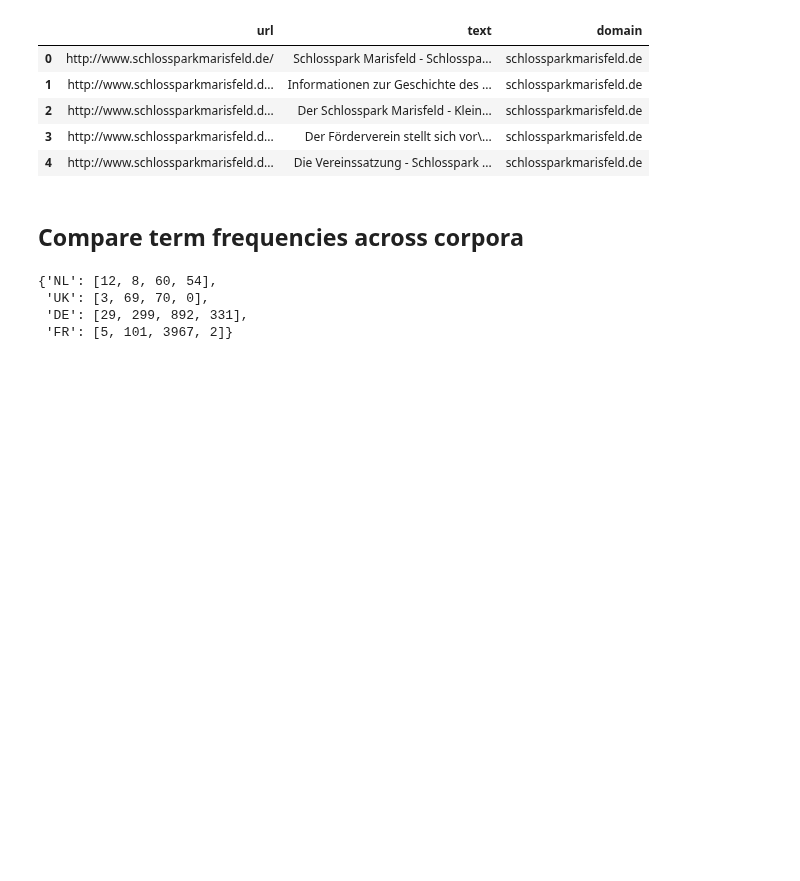
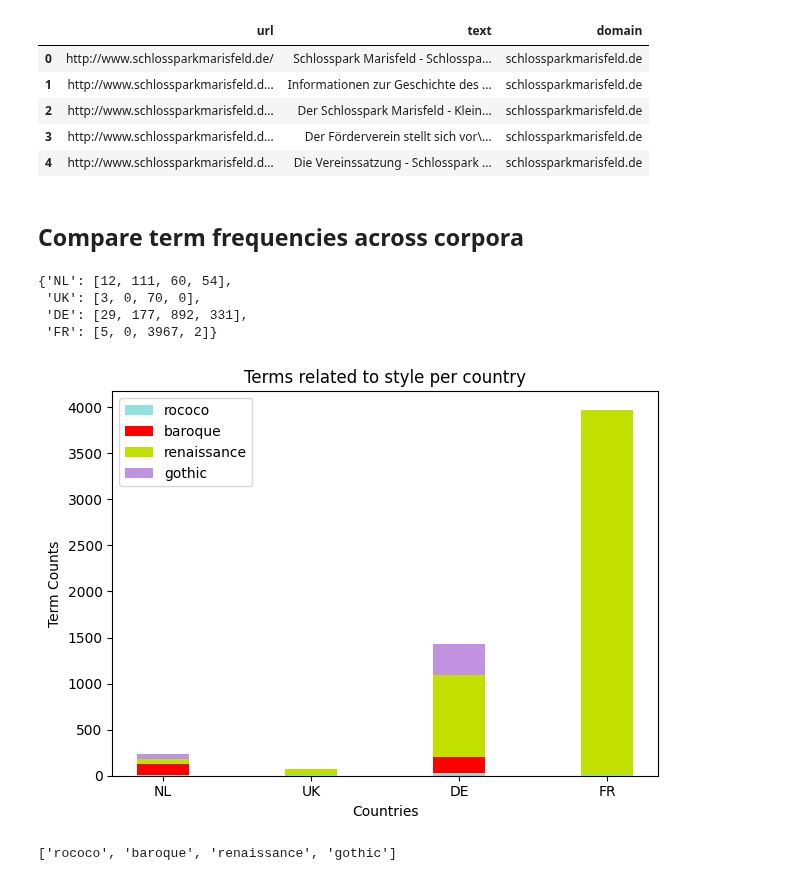
Before and after one commit to jazoza/HHD, a Jupyter notebook: 06_HH_compare_cc.ipynb, the cells around one changed output. Drawn from its saved outputs; the diff is of its cells as text; code cells hidden in the pictures; blank space fills up the shorter version.

```diff
--- a/06_HH_compare_cc.ipynb
+++ b/06_HH_compare_cc.ipynb
@@ -130,10 +130,10 @@ culture = ['','','','','','',
            'exhibition','museum','garden','park','tour','collection',
            '','','','','','',
            '','','','','','']
-styles = ['rococo', 'baroque', 'renaissance', 'gotisch',
-          'rococo', 'barok', 'renaissance', 'gothic',
+styles = ['rococo', 'barok', 'renaissance', 'gotisch',
+          'rococo', 'baroque', 'renaissance', 'gothic',
           'rokoko', 'barock', 'renaissance', 'gotik',
-          'rococo', 'baroque', 'renaissance', 'gothique']
+          'rococo', 'baroc', 'renaissance', 'gothique']
 # %%
 # count term frequencies across four dataframes
 dataframes = [df0, df1, df2, df3] # list of dataframes
@@ -151,7 +151,40 @@ for i, df in enumerate(dataframes):
 
 term_count_dict
 # %% [output]
-{'NL': [12, 8, 60, 54],
- 'UK': [3, 69, 70, 0],
- 'DE': [29, 299, 892, 331],
- 'FR': [5, 101, 3967, 2]}
+{'NL': [12, 111, 60, 54],
+ 'UK': [3, 0, 70, 0],
+ 'DE': [29, 177, 892, 331],
+ 'FR': [5, 0, 3967, 2]}
+# %%
+# Visualize the term count as a stacked bar chart per country
+terms = list_to_count[number_of_terms:number_of_terms*2] # change which list is visualized
+
+# Create a list of countries (y-axis labels)
+countries = list(term_count_dict.keys())
+
+# Create the stacked bar chart
+width = 0.35  # Width of the bars
+
+fig, ax = plt.subplots()
+
+bottom = np.zeros(len(countries))
+colors = ['#92E0E0', 'red', '#C1E000', '#C192E0']
+for term_index in range(len(terms)):
+    term_counts = [term_count_dict[country][term_index] for country in countries]
+    ax.bar(countries, term_counts, width, label=terms[term_index], bottom=bottom,
+           color=colors[term_index % len(colors)])
+    bottom += np.array(term_counts)
+
+ax.set_xlabel('Countries')
+ax.set_ylabel('Term Counts')
+ax.set_title('Terms related to style per country')
+ax.legend()
+
+plt.tight_layout()
+plt.show()
+# %% [output]
+[figure, added]
+# %%
+styles[number_of_terms:number_of_terms*2]
+# %% [output]
+['rococo', 'baroque', 'renaissance', 'gothic']
```
